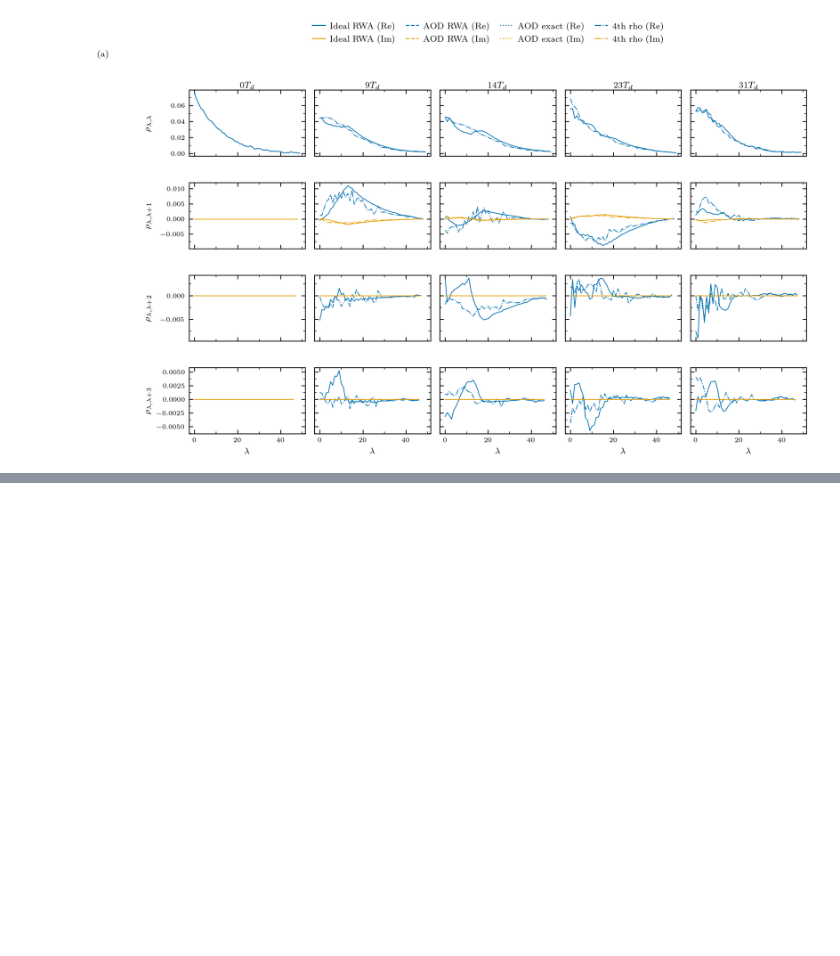
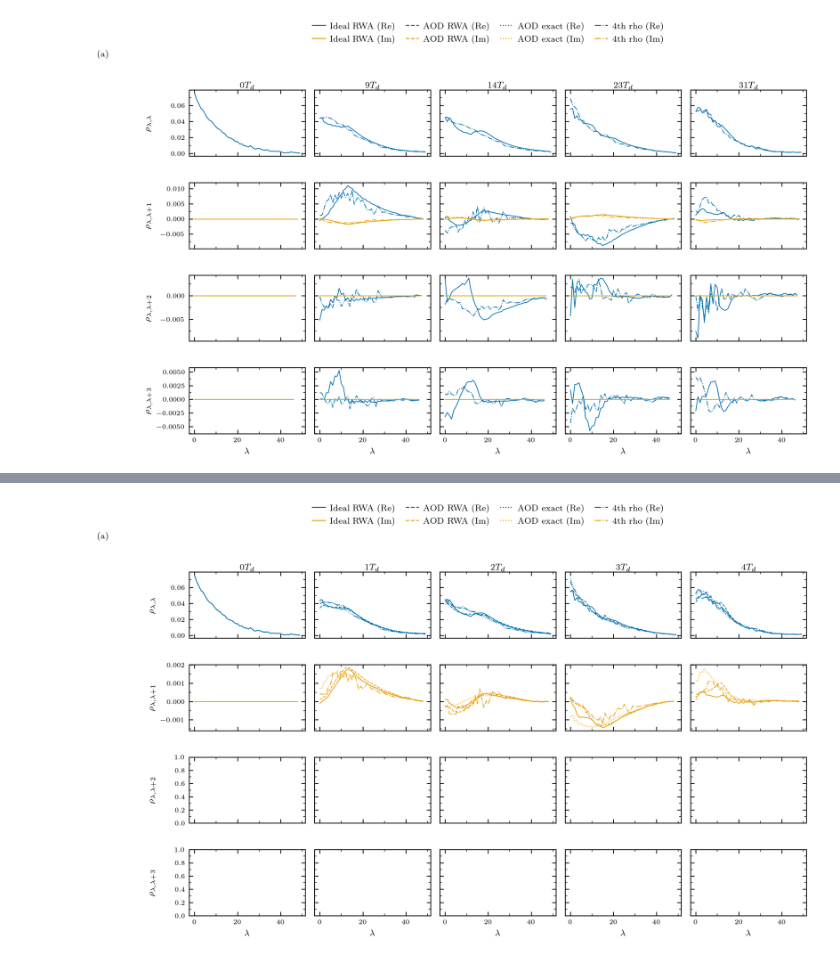
Before and after one commit to louislammertyn/Numerics_Tomography_Harmonic_Trap, a Jupyter notebook: python_files/fl_plots.ipynb, the cells around one changed output, grey strips where cells are left out. Saved outputs shown, nothing was run; the diff lists cells and outputs as text; code cells hidden in the pictures; blank space fills up the shorter version.

```diff
--- a/python_files/fl_plots.ipynb
+++ b/python_files/fl_plots.ipynb
@@ -415,3 +415,89 @@ plt.show()
 # %% [output]
 Saved: plot4_diagonal_snapshots_iref2.pdf
 [figure]
+# %%
+# ── Plot 2 — diagonal snapshots, panel (a) only ──────────────────────────────
+tb = 68.75  # ms
+td = 2.2    # ms
+
+fractions = np.array([0, 0.29, 0.45, 0.74, 0.99])
+
+n_td = fractions * tb / td
+
+SUBSET_NS = range(len(n_td))
+js        = range(4)
+k         = 2
+Ns        = len(SUBSET_NS)
+
+mode, ic, jc = "s", 0, 1
+arr          = _load(f"ideal_vs_AOD_sd_vs_AOD_conv_iref2.npy")
+rho_ideal     = arr[0]
+rho_ideal_aod = arr[1]
+rho_aod       = arr[2]
+rho_4th       = arr[3]          # 4th dataset
+site          = np.arange(rho_ideal.shape[1])
+
+from matplotlib.lines import Line2D
+
+fig, axes = plt.subplots(
+    len(js), Ns,
+    figsize=(Ns * PRL_COL * 0.6, len(js) * PRL_COL * 0.42),
+    sharex=True, sharey="row",
+)
+fig.subplots_adjust(hspace=0.4, wspace=0.08)
+
+legend_handles = [
+    Line2D([0], [0], color=PALETTE[ic], lw=0.9, ls="-",  label=r"Ideal RWA (Re)"),
+    Line2D([0], [0], color=PALETTE[jc], lw=0.9, ls="-",  label=r"Ideal RWA (Im)"),
+    Line2D([0], [0], color=PALETTE[ic], lw=0.9, ls="--", label=r"AOD RWA (Re)"),
+    Line2D([0], [0], color=PALETTE[jc], lw=0.9, ls="--", label=r"AOD RWA (Im)"),
+    Line2D([0], [0], color=PALETTE[ic], lw=0.9, ls=":",  label=r"AOD exact (Re)"),
+    Line2D([0], [0], color=PALETTE[jc], lw=0.9, ls=":",  label=r"AOD exact (Im)"),
+    Line2D([0], [0], color=PALETTE[ic], lw=0.9, ls="-.", label=r"4th rho (Re)"),
+    Line2D([0], [0], color=PALETTE[jc], lw=0.9, ls="-.", label=r"4th rho (Im)"),
+]
+fig.legend(
+    handles=legend_handles,
+    loc="upper center",
+    bbox_to_anchor=(0.5, 1.05),
+    ncol=4,
+    fontsize=8,
+    frameon=False,
+    handlelength=1.5,
+    columnspacing=1.2,
+    handletextpad=0.5,
+)
+
+for col, n in enumerate(SUBSET_NS):
+    for row, j in enumerate(js):
+        ax = axes[row, col]
+        xs = site[:len(np.diag(rho_ideal[n], j))]
+        if j ==0:
+            ax.plot(xs, np.real(np.diag(rho_ideal[n],     j)), color=PALETTE[ic], lw=0.7, ls="-")
+            ax.plot(xs, np.real(np.diag(rho_ideal_aod[n], j)), color=PALETTE[ic], lw=0.7, ls="--")
+            ax.plot(xs, np.real(np.diag(rho_aod[n],       j)), color=PALETTE[ic], lw=0.7, ls=":")
+            ax.plot(xs, np.real(np.diag(rho_4th[n],       j)), color=PALETTE[ic], lw=0.7, ls="-.")
+
+        elif j==1:
+            ax.plot(xs, np.imag(np.diag(rho_ideal[n],     j) * np.diag(H_ideal, j)), color=PALETTE[jc], lw=0.7, ls="-")
+            ax.plot(xs, np.imag(np.diag(rho_ideal_aod[n], j)* np.diag(H_ideal, j)), color=PALETTE[jc], lw=0.7, ls="--")
+            ax.plot(xs, np.imag(np.diag(rho_aod[n],       j)* np.diag(H_ideal, j)), color=PALETTE[jc], lw=0.7, ls=":")
+            ax.plot(xs, np.imag(np.diag(rho_4th[n],       j) * np.diag(H_ideal, j)), color=PALETTE[jc], lw=0.7, ls="-.")
+
+        if row == 0:
+            ax.set_title(rf"${n}T_d$", fontsize=8, pad=2)
+        if row == len(js) - 1:
+            ax.set_xlabel(r"$\lambda$", fontsize=8)
+        if col == 0:
+            label = r"$\rho_{\lambda,\lambda}$" if j == 0 else rf"$\rho_{{\lambda,\lambda+{j}}}$"
+            ax.set_ylabel(label, fontsize=8)
+
+        ax.tick_params(labelsize=6)
+        _ticks(ax)
+
+fig.align_ylabels(axes[:, 0])
+fig.text(0.01, 0.97, "(a)", fontsize=8, fontweight="bold", va="top", ha="left")
+
+_save(fig, f"plot4_diagonal_snapshots_iref{k}.pdf")
+plt.show()
+# %% [output]
@@ -417,0 +505 @@ Saved: plot4_diagonal_snapshots_iref2.pdf
+[figure, added]
```
Also changed, not shown: parts of 1 cell of this notebook, 4 other files.
